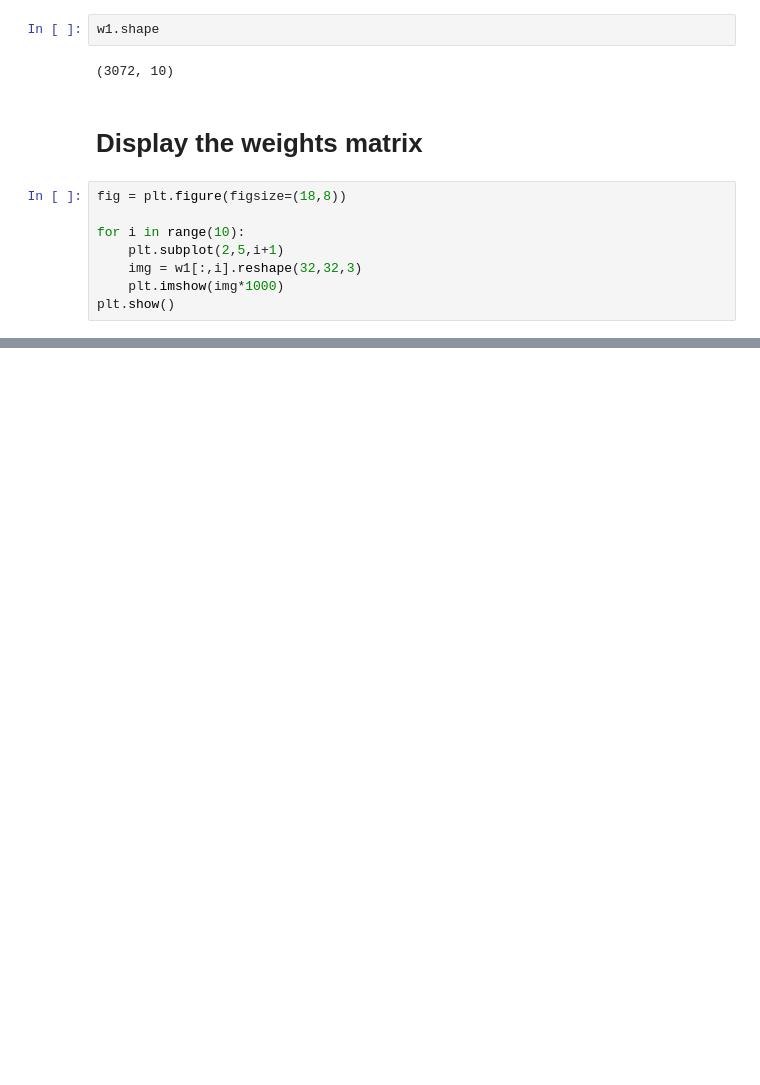
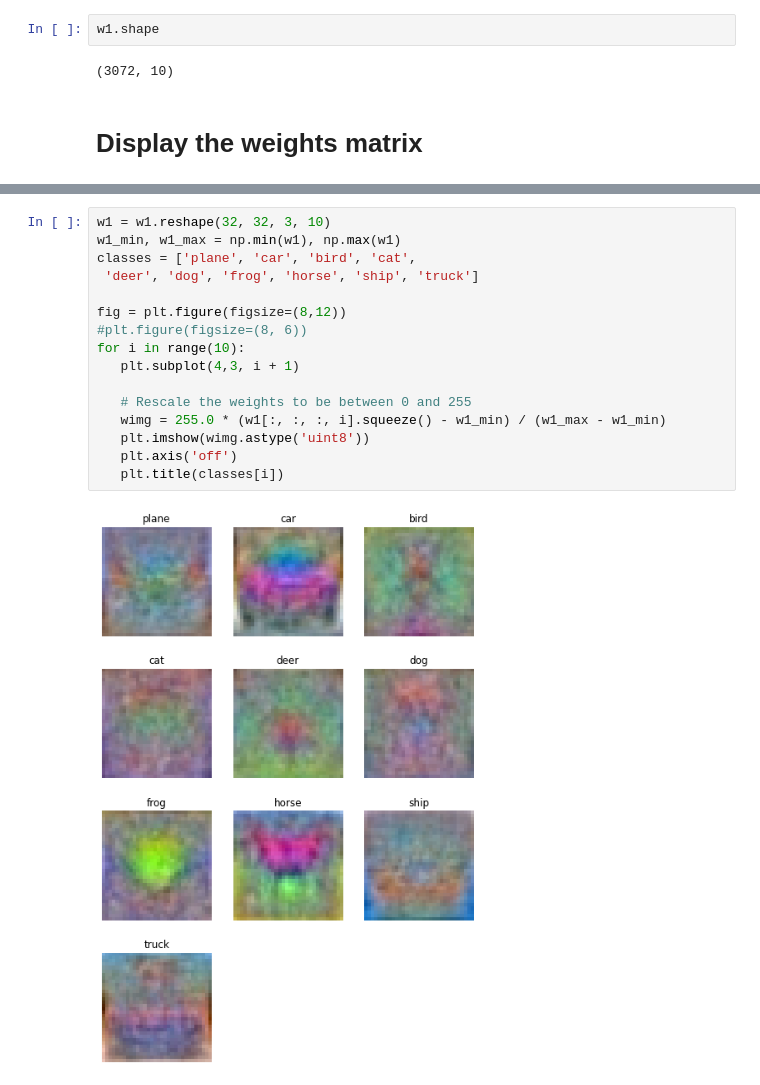
Before and after one commit to sandani98/EN2550_Ass_4, a Jupyter notebook: Part-I.ipynb, the cells around one changed output, grey strips where cells are left out. Drawn from its saved outputs; the diff is of its cells as text; blank space fills up the shorter version.

Commit message:
Finalized the code and edited the weight representation

```diff
--- a/Part-I.ipynb
+++ b/Part-I.ipynb
@@ -139,11 +137,3 @@ w1.shape
 (3072, 10)
 # %% [markdown]
 # Display the weights matrix
-# %%
-fig = plt.figure(figsize=(18,8))
-
-for i in range(10):
-    plt.subplot(2,5,i+1)
-    img = w1[:,i].reshape(32,32,3)
-    plt.imshow(img*1000)
-plt.show()
@@ -181,0 +160,18 @@ test_acc =  0.4057
+# %%
+w1 = w1.reshape(32, 32, 3, 10)
+w1_min, w1_max = np.min(w1), np.max(w1)
+classes = ['plane', 'car', 'bird', 'cat',
+ 'deer', 'dog', 'frog', 'horse', 'ship', 'truck']
+
+fig = plt.figure(figsize=(8,12))
+#plt.figure(figsize=(8, 6))
+for i in range(10):
+   plt.subplot(4,3, i + 1)
+
+   # Rescale the weights to be between 0 and 255
+   wimg = 255.0 * (w1[:, :, :, i].squeeze() - w1_min) / (w1_max - w1_min)
+   plt.imshow(wimg.astype('uint8'))
+   plt.axis('off')
+   plt.title(classes[i])
+# %% [output]
+[figure, added]
```
Also changed, not shown: parts of 5 cells of this notebook.
